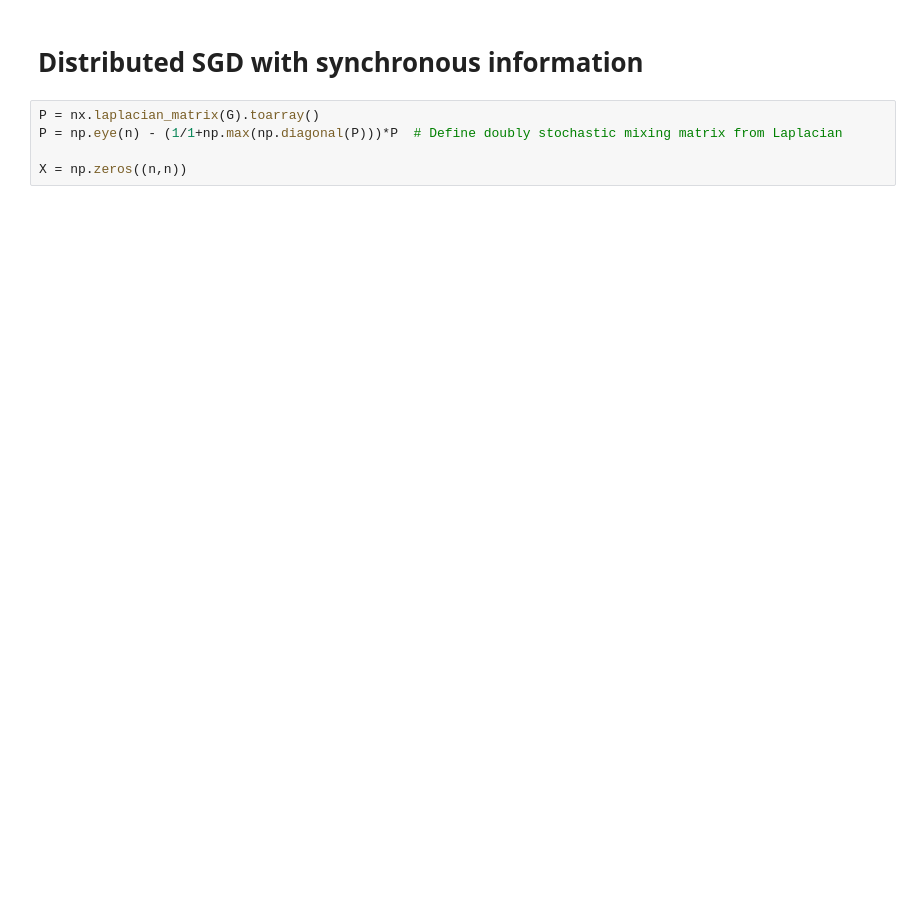
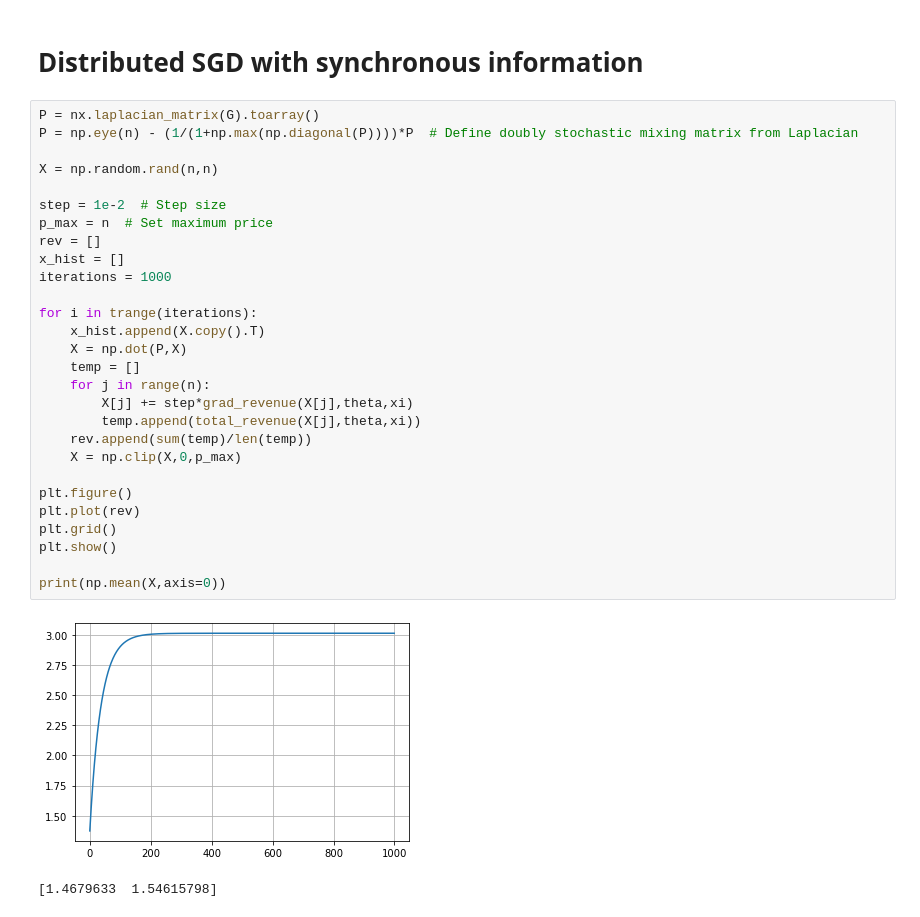
Before and after one commit to evanjfaulkner/Distributed-Opt, a Jupyter notebook: distributed_bertrand.ipynb, the cells around one changed output. Cells and saved outputs as stored; diff of their text form; blank space fills up the shorter version.

```diff
--- a/distributed_bertrand.ipynb
+++ b/distributed_bertrand.ipynb
@@ -133,6 +102,32 @@ if n==2:
 # Distributed SGD with synchronous information
 # %%
 P = nx.laplacian_matrix(G).toarray()
-P = np.eye(n) - (1/1+np.max(np.diagonal(P)))*P  # Define doubly stochastic mixing matrix from Laplacian
+P = np.eye(n) - (1/(1+np.max(np.diagonal(P))))*P  # Define doubly stochastic mixing matrix from Laplacian
 
-X = np.zeros((n,n))
+X = np.random.rand(n,n)
+
+step = 1e-2  # Step size
+p_max = n  # Set maximum price
+rev = []
+x_hist = []
+iterations = 1000
+
+for i in trange(iterations):
+    x_hist.append(X.copy().T)
+    X = np.dot(P,X)
+    temp = []
+    for j in range(n):
+        X[j] += step*grad_revenue(X[j],theta,xi)
+        temp.append(total_revenue(X[j],theta,xi))
+    rev.append(sum(temp)/len(temp))
+    X = np.clip(X,0,p_max)
+
+plt.figure()
+plt.plot(rev)
+plt.grid()
+plt.show()
+
+print(np.mean(X,axis=0))
+# %% [output]
+[figure, added]
+[1.4679633  1.54615798]
```
Also changed, not shown: parts of 7 cells of this notebook.
